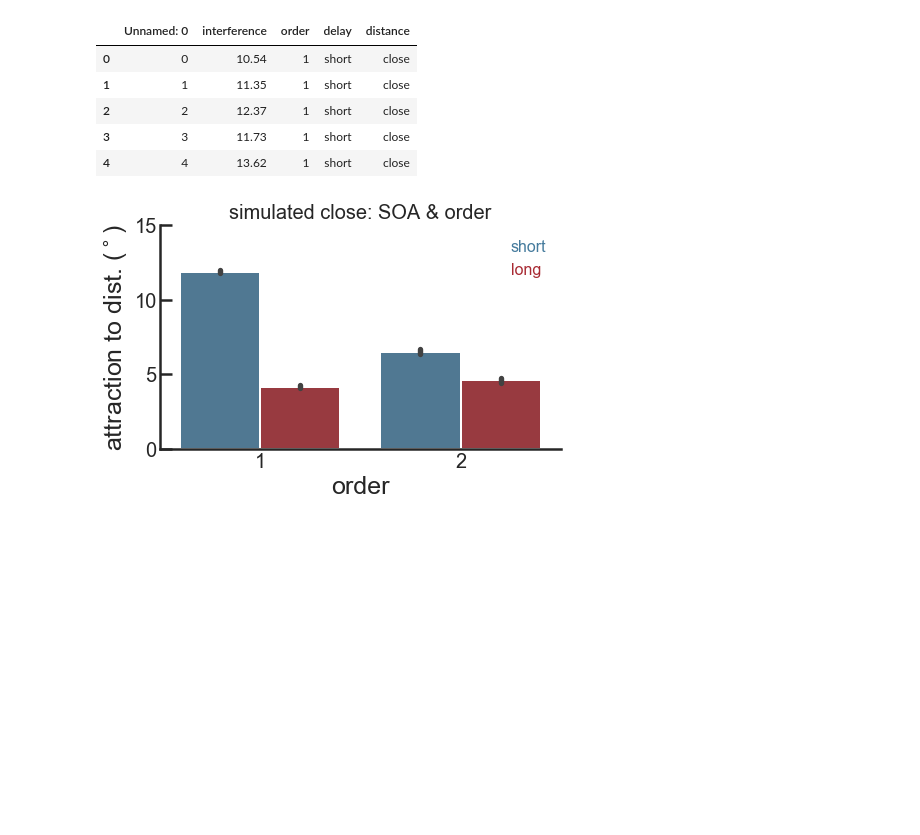
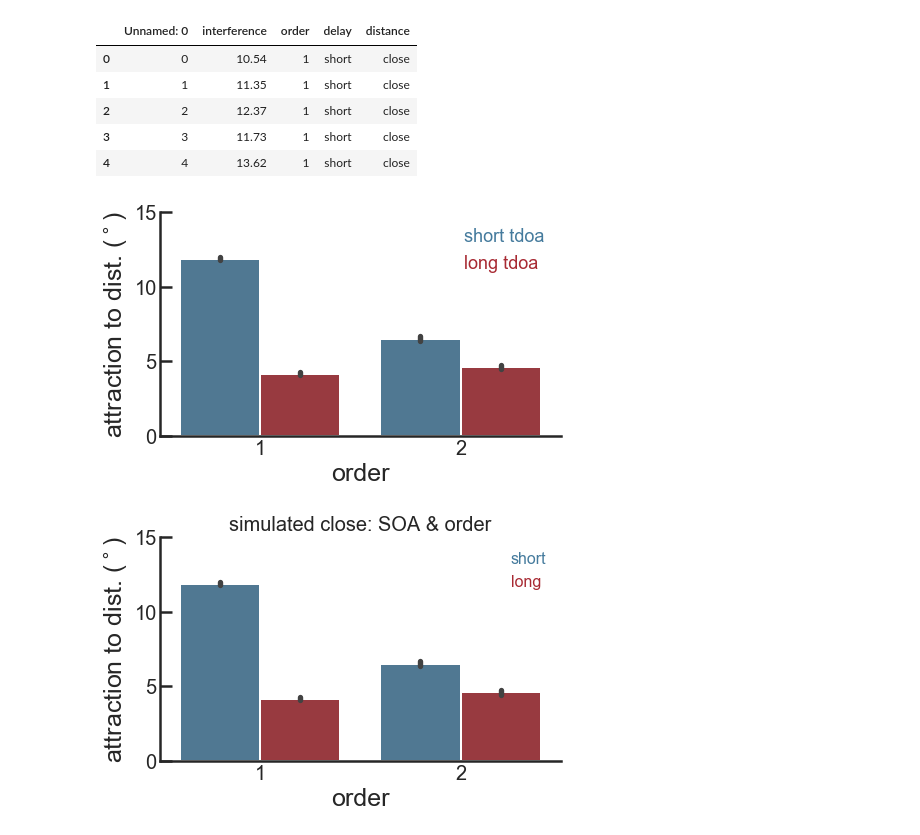
Before and after one commit to davidbestue/wm_distractor_filtering, a Jupyter notebook: Modeling/PSA_o2_regime/results_simulations.ipynb, the cells around one changed output. Saved outputs shown, nothing was run; the diff lists cells and outputs as text; code cells hidden in the pictures; blank space fills up the shorter version.

```diff
--- a/Modeling/PSA_o2_regime/results_simulations.ipynb
+++ b/Modeling/PSA_o2_regime/results_simulations.ipynb
@@ -10,6 +10,49 @@ df.head()
 | 2 | 2 | 12.37 | 1 | short | close |
 | 3 | 3 | 11.73 | 1 | short | close |
 | 4 | 4 | 13.62 | 1 | short | close |
+# %%
+%config InlineBackend.figure_format = 'png'
+
+sns.set_context("poster", font_scale=1.1)
+sns.set_style("ticks")
+
+
+col_02 = '#457b9d'
+col_7 = '#a82a33'
+palette=[col_02, col_7]
+
+g = sns.factorplot(x="order", y="interference", hue='delay', ci=95, data=df.loc[df['distance']=='close'],
+                   kind='bar', palette=[col_02, col_7], aspect=1.5, legend=False)
+
+
+sns.set_style('white')
+plt.xticks([0, 1], ['1', '2'], fontsize=20)
+plt.yticks([0, 5, 10, 15], fontsize=20)
+
+plt.gca().spines['right'].set_visible(False)  ## aesthetics                                                                              # remove right spines
+plt.gca().spines['top'].set_visible(False)                                                                                  # remove top spines
+plt.gca().get_xaxis().tick_bottom()
+plt.gca().get_yaxis().tick_left()
+plt.gca().tick_params(direction='in') #direction
+#adjust_spines(plt.gca(), ['left', 'bottom'])
+
+## Legend
+l = plt.legend(loc=1, frameon=False, prop={'size': 18})
+for i_h, h_idx in enumerate(['short tdoa', 'long tdoa']):
+    l.get_texts()[i_h].set_text(h_idx)
+    l.legendHandles[i_h].set_visible(False);
+    l.get_texts()[i_h].set_color(palette[i_h]);
+
+
+#
+plt.ylabel(r'attraction to dist. ($^\circ$)', fontsize=25);
+plt.xlabel('order', fontsize=25);
+
+#plt.title('simulated close: tdoa & order', fontsize=20);
+
+plt.savefig('C:\\Users\\David\\Desktop\\model_distractors_close.svg', transparent=True )
+# %% [output]
+[figure, added]
 # %%
 %config InlineBackend.figure_format = 'png'
 
```
